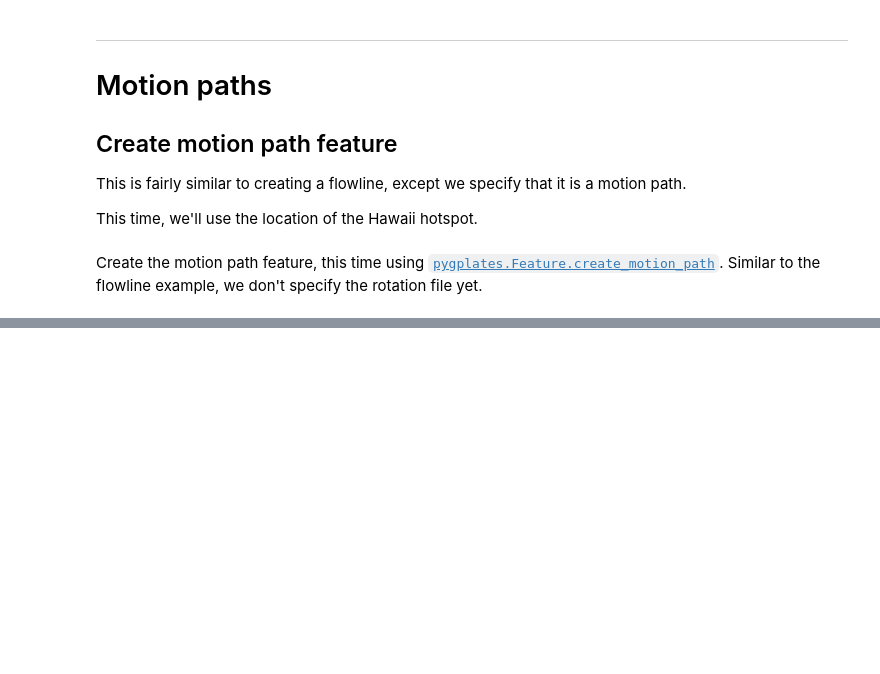
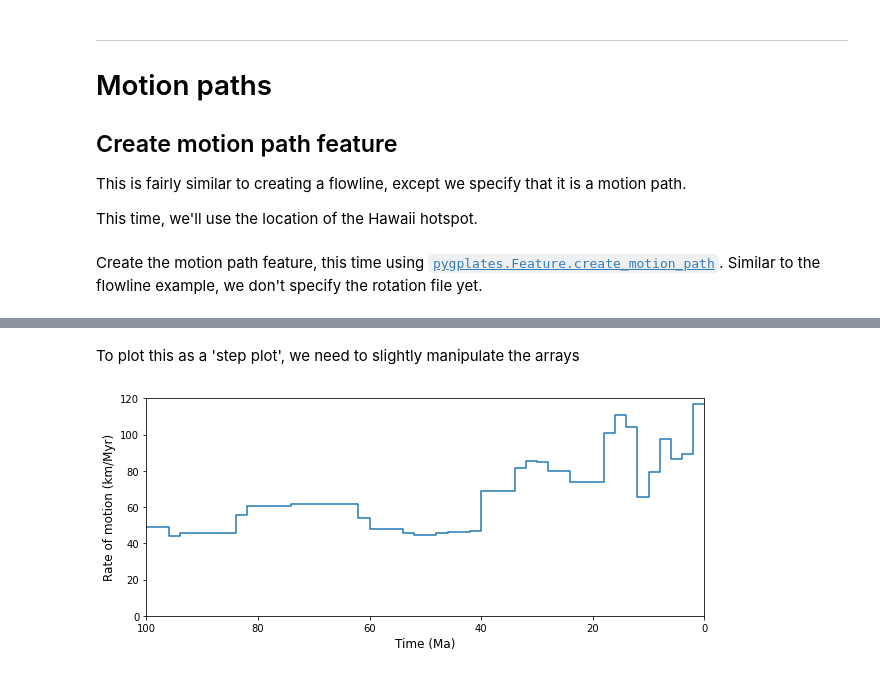
Before and after one commit to GPlates/pygplates-course-2022, a Jupyter notebook: 03-Motion-paths-and-flowlines.ipynb, the cells around one changed output, grey strips where cells are left out. Cells and saved outputs as stored; diff of their text form; code cells hidden in the pictures; blank space fills up the shorter version.

```diff
--- a/03-Motion-paths-and-flowlines.ipynb
+++ b/03-Motion-paths-and-flowlines.ipynb
@@ -312,0 +359,23 @@ plt.show()
+# %% [markdown]
+To plot this as a 'step plot', we need to slightly manipulate the arrays
+# %%
+# modify so t
+step_rate = np.zeros(len(rate)*2)
+step_rate[::2] = rate
+step_rate[1::2] = rate
+
+step_time = np.zeros(len(rate)*2)
+step_time[::2] = times[:-1]
+step_time[1::2] = times[1:]
+
+# --- plot
+fig = plt.figure(figsize=(10,4))
+plt.plot(step_time, step_rate)
+plt.xlabel('Time (Ma)', fontsize=12)
+plt.xlim(0, 100)
+plt.ylim(0, 120)
+plt.ylabel('Rate of motion (km/Myr)', fontsize=12)
+plt.gca().invert_xaxis()
+plt.show()
+# %% [output]
+[figure, added]
```
Also changed, not shown: parts of 14 cells of this notebook.
